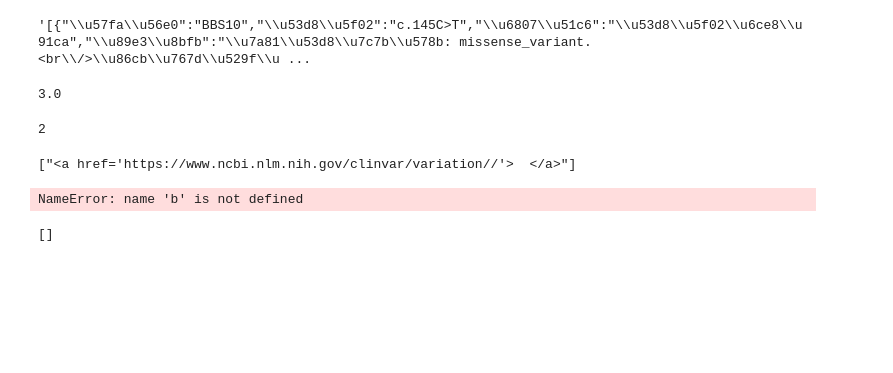
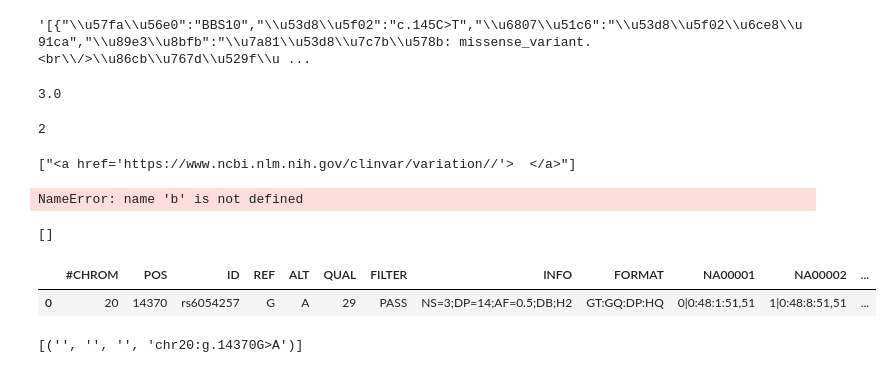
Before and after one commit to xguo39/deepbrain, a Jupyter notebook: deepb/test.ipynb, the cells around one changed output. Cells and saved outputs as stored; diff of their text form; code cells hidden in the pictures; blank space fills up the shorter version.

```diff
--- a/deepb/test.ipynb
+++ b/deepb/test.ipynb
@@ -456,0 +465,2 @@ bb = []
+# %%
+input_gene = open("/Users/Tianqi/Desktop/vcfsample.txt",'rU').read()
@@ -456,0 +532,9 @@ bb = []
+# %%
+df_genes
+# %% [output]
+|  | #CHROM | POS | ID | REF | ALT | QUAL | FILTER | INFO | FORMAT | NA00001 | NA00002 | ... |
+| 0 | 20 | 14370 | rs6054257 | G | A | 29 | PASS | NS=3;DP=14;AF=0.5;DB;H2 | GT:GQ:DP:HQ | 0|0:48:1:51,51 | 1|0:48:8:51,51 | ... |
+# %%
+candidate_vars
+# %% [output]
+[('', '', '', 'chr20:g.14370G>A')]
```
Also changed, not shown: parts of 10 cells of this notebook, 10 other files.
